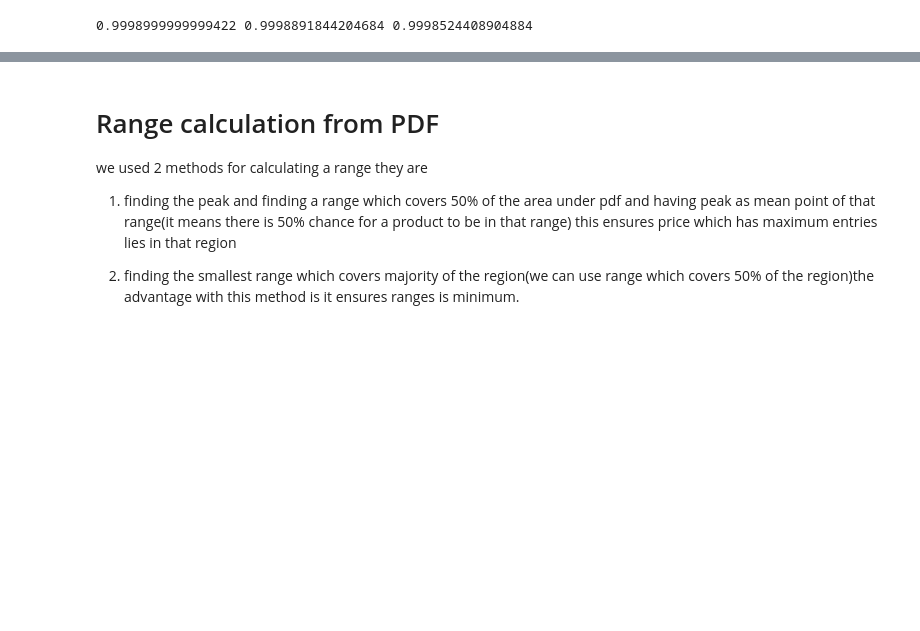
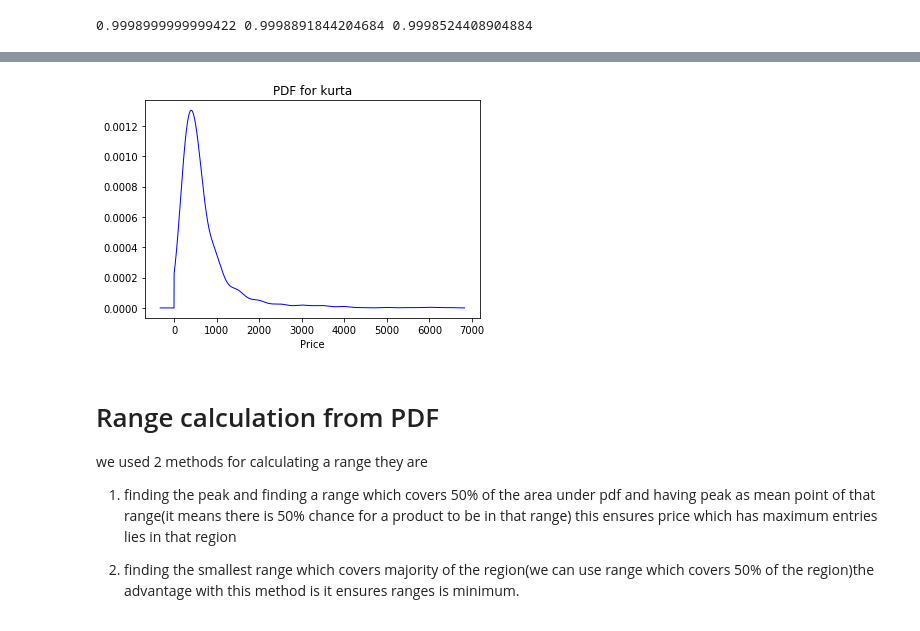
Before and after one commit to princeofpython/IndiaMart-Hackathon-2k19, a Jupyter notebook: phase1.ipynb, the cells around one changed output, grey strips where cells are left out. Saved outputs shown, nothing was run; the diff lists cells and outputs as text; code cells hidden in the pictures; blank space fills up the shorter version.

```diff
--- a/phase1.ipynb
+++ b/phase1.ipynb
@@ -236,3 +281,19 @@ print(np.sum(pdf_area))
+# %%
+for a in range(len(pdf2)):
+  if y_grid2[a] > 0:
+    break
+probab2=np.sum(pdf2[a:])*w2
+for a in range(len(pdf2)):
+  if y_grid2[a] > 0:
+    break
+  pdf2[a]=0
+pdf2=pdf2/probab2
+plt.plot(y_grid2, pdf2, color='blue', alpha=1, lw=1)
+plt.title('PDF for kurta')
+plt.xlabel('Price')
+plt.show()
+# %% [output]
+[figure, added]
 # %% [markdown]
 # Range calculation from PDF
 we used 2 methods for calculating a range they are
```
Also changed, not shown: parts of 13 cells of this notebook.
